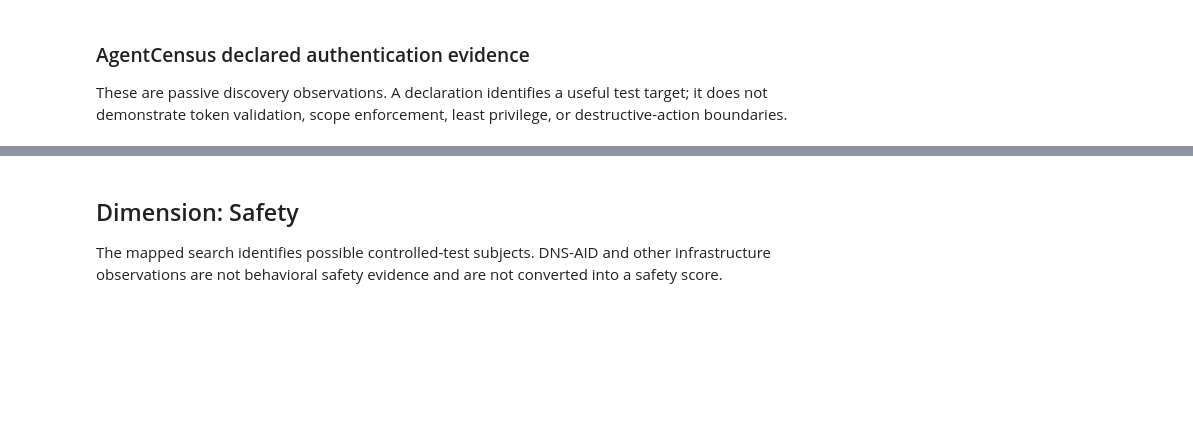
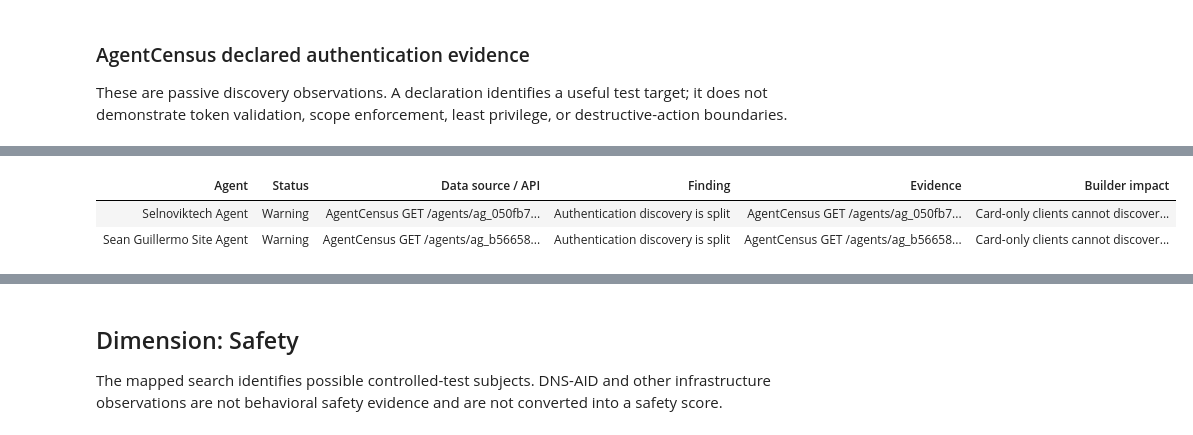
Before and after one commit to hanhanwu/Agentopia, a Jupyter notebook: EXPERIMENTS/notebooks/trust_model_comparison.ipynb, the cells around one changed output, grey strips where cells are left out. Saved outputs shown, nothing was run; the diff lists cells and outputs as text; code cells hidden in the pictures; blank space fills up the shorter version.

Commit message:
integration issue

```diff
--- a/EXPERIMENTS/notebooks/trust_model_comparison.ipynb
+++ b/EXPERIMENTS/notebooks/trust_model_comparison.ipynb
@@ -369,0 +379,10 @@ Serql Search Console analyst | ard                      | True      | 2026-09-25
+# %%
+security_registry_validation_responses = {
+    agent["output_label"]: artifact(
+        f"trust_model_comparison_a2a_registry_{agent['output_label']}_validation.json"
+    )
+    for agent in SECURITY_AUTHORIZATION_AGENTS
+}
+experiment_utils.a2a_registry_print_security_authorization_evidence(
+    SECURITY_AUTHORIZATION_AGENTS, security_registry_validation_responses
+)
@@ -370,3 +405,13 @@ Serql Search Console analyst | ard                      | True      | 2026-09-25
+# %%
+HTML(experiment_utils.render_security_integration_observability_findings(
+    SECURITY_AUTHORIZATION_AGENTS,
+    security_agent_responses,
+    security_registry_validation_responses,
+))
+# %% [output]
+| Agent | Status | Data source / API | Finding | Evidence | Builder impact |
+| Selnoviktech Agent | Warning | AgentCensus GET /agents/ag_050fb7... | Authentication discovery is split | AgentCensus GET /agents/ag_050fb7... | Card-only clients cannot discover... |
+| Sean Guillermo Site Agent | Warning | AgentCensus GET /agents/ag_b56658... | Authentication discovery is split | AgentCensus GET /agents/ag_b56658... | Card-only clients cannot discover... |
 # %% [markdown]
 ### Current reading
 
```
Also changed, not shown: parts of 6 cells of this notebook, 4 other files.
